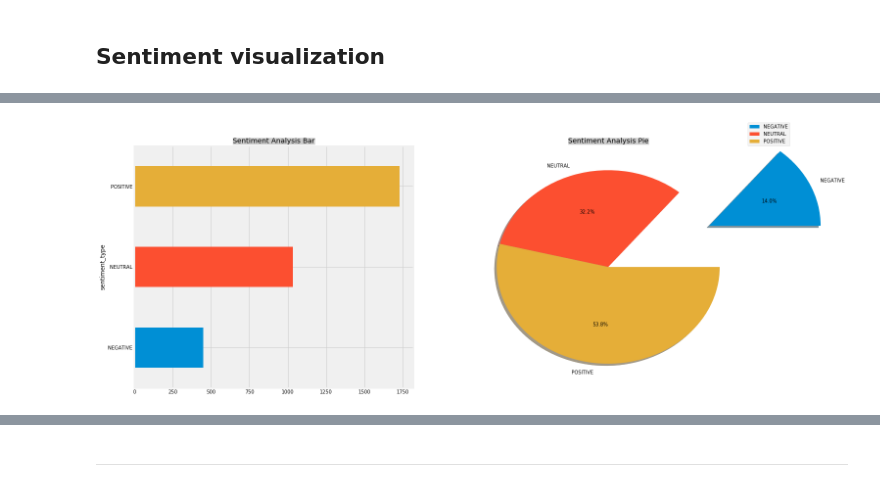
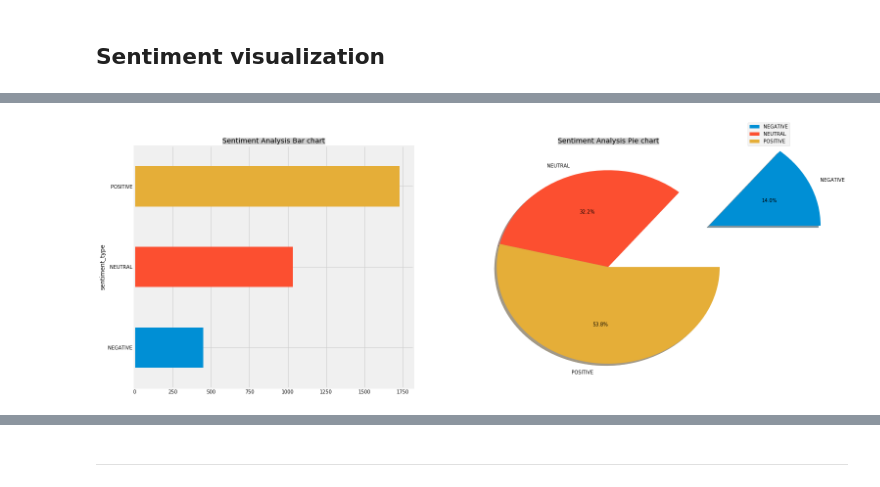
Before and after one commit to silverrainb/web-analytics, a Jupyter notebook: final_project/twitter_test_rose.ipynb, the cells around one changed output, grey strips where cells are left out. Saved outputs shown, nothing was run; the diff lists cells and outputs as text; code cells hidden in the pictures.

```diff
--- a/final_project/twitter_test_rose.ipynb
+++ b/final_project/twitter_test_rose.ipynb
@@ -428,15 +455,15 @@ tweets.loc[tweets.sentiment_compound_polarity<0,'sentiment_type']='NEGATIVE'
 # %%
 #Visualize sentiments
 tweets_sentiment = tweets.groupby(['sentiment_type'])['sentiment_neutral'].count()
 tweets_sentiment.rename("",inplace=True)
 explode = (1, 0, 0)
 plt.subplot(221)
 tweets_sentiment.transpose().plot(kind='barh',figsize=(20, 20))
-plt.title('Sentiment Analysis Bar', bbox={'facecolor':'0.8', 'pad':0})
+plt.title('Sentiment Analysis Bar chart', bbox={'facecolor':'0.8', 'pad':0})
 plt.subplot(222)
 tweets_sentiment.plot(kind='pie',figsize=(20, 20),autopct='%1.1f%%',shadow=True,explode=explode)
 plt.legend(bbox_to_anchor=(1, 1), loc=3, borderaxespad=0.)
-plt.title('Sentiment Analysis Pie', bbox={'facecolor':'0.8', 'pad':0})
+plt.title('Sentiment Analysis Pie chart', bbox={'facecolor':'0.8', 'pad':0})
 plt.show()
 # %% [output]
-[figure, old version]
+[figure, new version]
```
Also changed, not shown: parts of 30 cells of this notebook.
